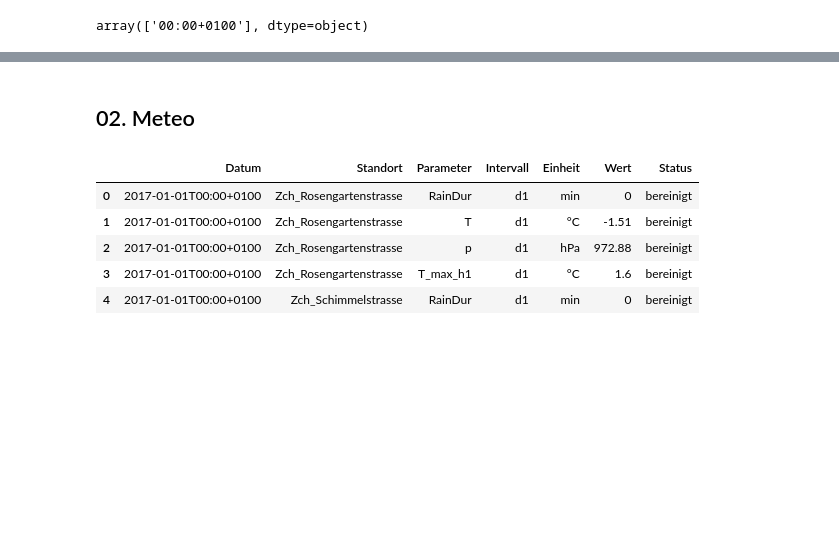
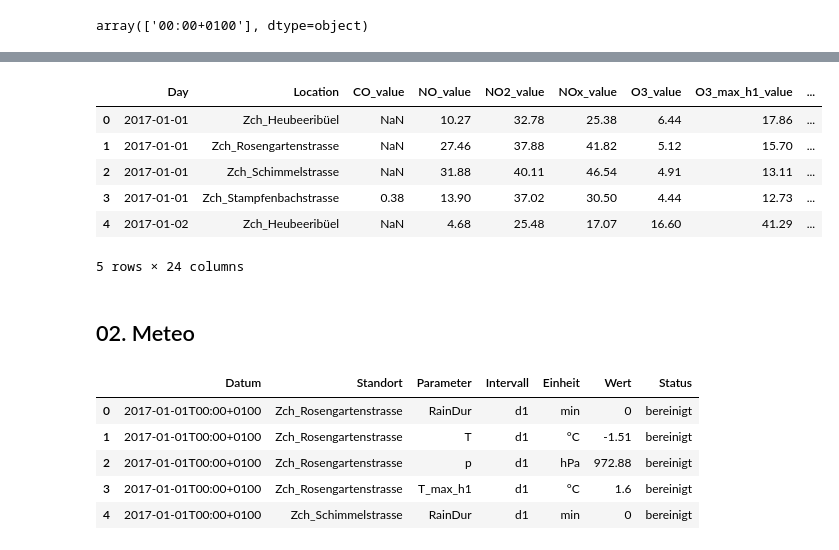
Before and after one commit to JitkaRantanen/AS2025_CO2-GroupProject, a Jupyter notebook: test_Jitka.ipynb, the cells around one changed output, grey strips where cells are left out. Cells and saved outputs as stored; diff of their text form; code cells hidden in the pictures; blank space fills up the shorter version.

Commit message:
Daily data updated. In pollutants and meteo data, parameter columns unpacked to separate _value and _unit columns

```diff
--- a/test_Jitka.ipynb
+++ b/test_Jitka.ipynb
@@ -70,0 +76,45 @@ df_pollutants.to_csv("data/Processed_daily/pollutants_dataset_daily.csv", index=
+# %%
+# Unpack the Parameter to individual columns per Day and Location
+df_pollutants_parameter = (
+    df_pollutants.pivot_table(
+        index=["Day", "Location"],
+        columns="Pollutants_parameter",
+        values="Pollutants_value",
+        aggfunc="first"
+    )
+    .rename_axis(columns=None)
+    .add_suffix("_value")
+    .reset_index()
+)
+
+# Unpack the Units to individual columns per Day and Location
+df_pollutants_units = (
+    df_pollutants.pivot_table(
+        index=["Day", "Location"],
+        columns="Pollutants_parameter",
+        values="Pollutants_unit",
+        aggfunc="first"
+    )
+    .rename_axis(columns=None)
+    .add_suffix("_unit")
+    .reset_index()
+)
+
+# Fill NaN values in units
+for column in df_pollutants_units.columns:
+    if column not in ["Day", "Location"]:
+        found_value = df_pollutants_units[column].dropna().iloc[0]
+        df_pollutants_units[column] = df_pollutants_units[column].fillna(found_value)
+
+# Merge the dataframes with values and units to one
+df_pollutants = df_pollutants_parameter.merge(df_pollutants_units, on=["Day", "Location"], how="outer")
+
+df_pollutants.head()
+# %% [output]
+|  | Day | Location | CO_value | NO_value | NO2_value | NOx_value | O3_value | O3_max_h1_value | ... |
+| 0 | 2017-01-01 | Zch_Heubeeribüel | NaN | 10.27 | 32.78 | 25.38 | 6.44 | 17.86 | ... |
+| 1 | 2017-01-01 | Zch_Rosengartenstrasse | NaN | 27.46 | 37.88 | 41.82 | 5.12 | 15.70 | ... |
+| 2 | 2017-01-01 | Zch_Schimmelstrasse | NaN | 31.88 | 40.11 | 46.54 | 4.91 | 13.11 | ... |
+| 3 | 2017-01-01 | Zch_Stampfenbachstrasse | 0.38 | 13.90 | 37.02 | 30.50 | 4.44 | 12.73 | ... |
+| 4 | 2017-01-02 | Zch_Heubeeribüel | NaN | 4.68 | 25.48 | 17.07 | 16.60 | 41.29 | ... |
+5 rows × 24 columns
```
Also changed, not shown: parts of 11 cells of this notebook, 3 other files.
